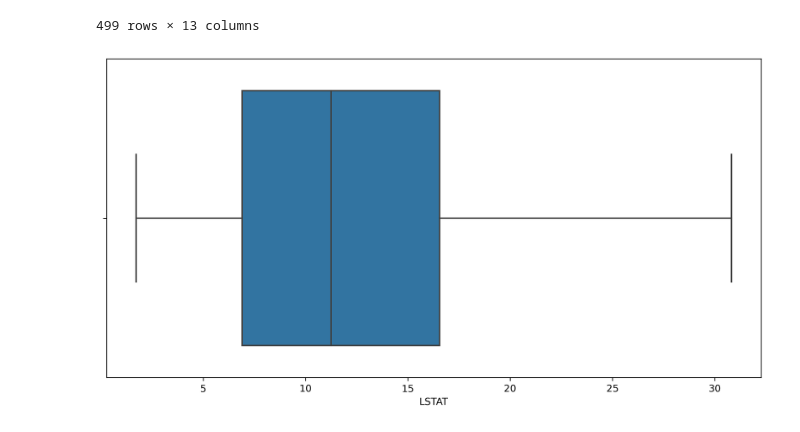
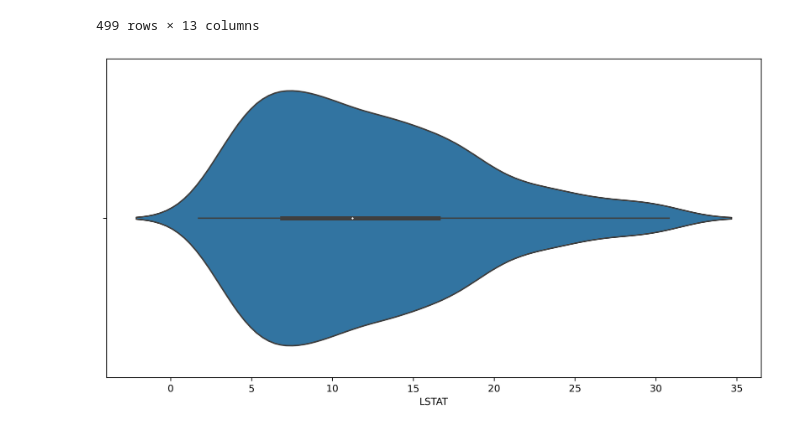
Before and after one commit to ashen007/Feature_enginering, a Jupyter notebook: notebooks/outliers.ipynb, the cells around one changed output. Drawn from its saved outputs; the diff is of its cells as text; code cells hidden in the pictures.

```diff
--- a/notebooks/outliers.ipynb
+++ b/notebooks/outliers.ipynb
@@ -81,7 +81,7 @@ data.drop(outlier_flag,axis=0)
 499 rows × 13 columns
 # %%
 plt.figure(figsize=[12,6],dpi=300)
-sns.boxplot(x=data.drop(outlier_flag,axis=0).LSTAT)
+sns.violinplot(x=data.drop(outlier_flag,axis=0).LSTAT)
 plt.show()
 # %% [output]
-[figure, old version]
+[figure, new version]
```
Also changed, not shown: parts of 3 cells of this notebook.
